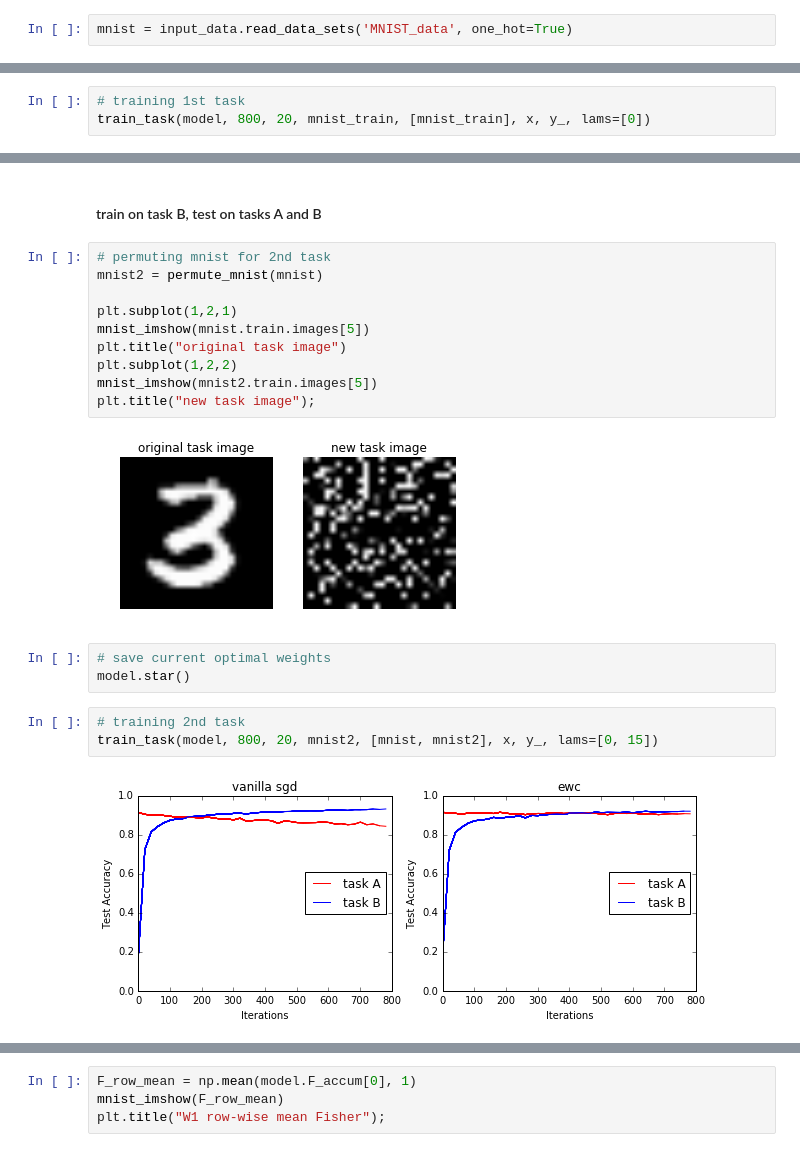
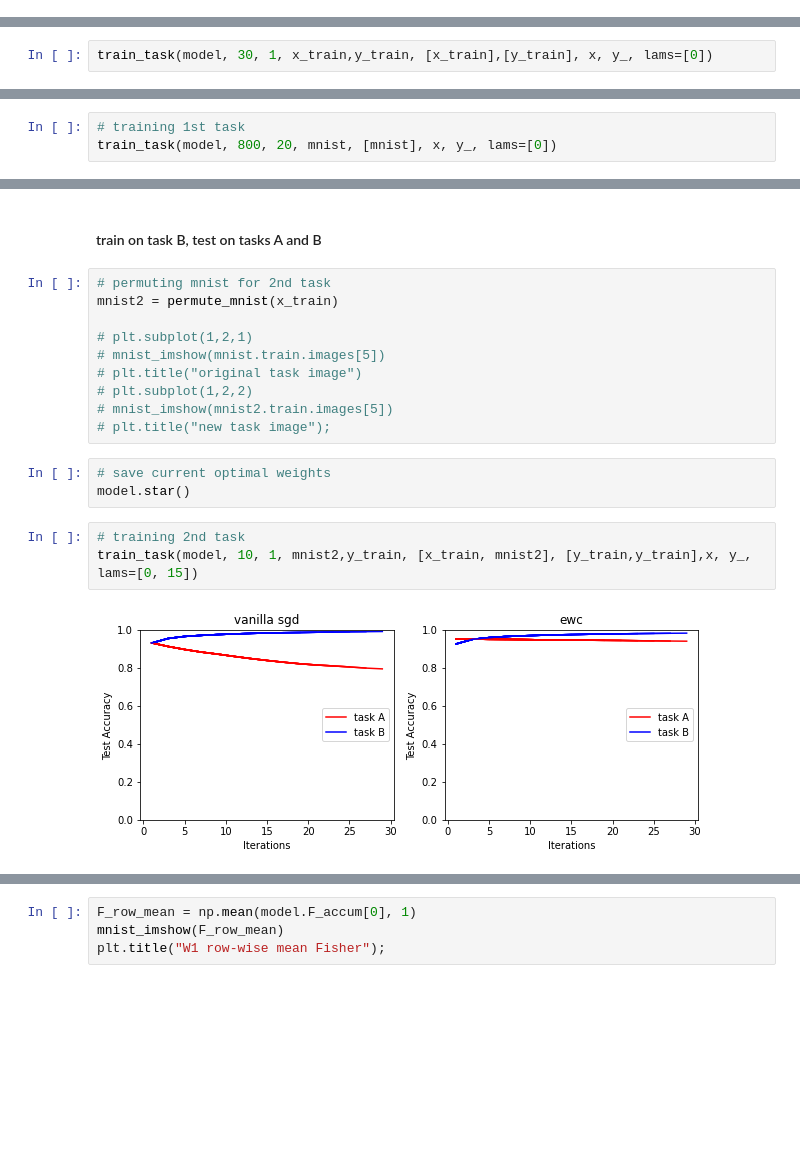
Before and after one commit to yuniteh/overcoming-catastrophic, a Jupyter notebook: experiment.ipynb, the cells around one changed output, grey strips where cells are left out. Cells and saved outputs as stored; diff of their text form; blank space fills up the shorter version.

```diff
--- a/experiment.ipynb
+++ b/experiment.ipynb
@@ -101,5 +105,3 @@ def train_task(model, num_iter, disp_freq, trainset, testsets, x, y_, lams=[0]):
                 else:
                     plt.title("ewc")
                 plt.gcf().set_size_inches(len(lams)*5, 3.5)
-# %%
-mnist = input_data.read_data_sets('MNIST_data', one_hot=True)
@@ -140,2 +131,4 @@ train = [mnist_train]
 # %% [markdown]
 #### train on task A, test on task A
+# %%
+train_task(model, 30, 1, x_train,y_train, [x_train],[y_train], x, y_, lams=[0])
@@ -142,4 +139,4 @@ train = [mnist_train]
 # %%
 # training 1st task
-train_task(model, 800, 20, mnist_train, [mnist_train], x, y_, lams=[0])
+train_task(model, 800, 20, mnist, [mnist], x, y_, lams=[0])
 # %% [output]
@@ -159,23 +156,21 @@ plt.title("W1 row-wise mean Fisher");
 #### train on task B, test on tasks A and B
 # %%
 # permuting mnist for 2nd task
-mnist2 = permute_mnist(mnist)
+mnist2 = permute_mnist(x_train)
 
-plt.subplot(1,2,1)
-mnist_imshow(mnist.train.images[5])
-plt.title("original task image")
-plt.subplot(1,2,2)
-mnist_imshow(mnist2.train.images[5])
-plt.title("new task image");
+# plt.subplot(1,2,1)
+# mnist_imshow(mnist.train.images[5])
+# plt.title("original task image")
+# plt.subplot(1,2,2)
+# mnist_imshow(mnist2.train.images[5])
+# plt.title("new task image");
-# %% [output]
-[figure, removed]
 # %%
 # save current optimal weights
 model.star()
 # %%
 # training 2nd task
-train_task(model, 800, 20, mnist2, [mnist, mnist2], x, y_, lams=[0, 15])
+train_task(model, 10, 1, mnist2,y_train, [x_train, mnist2], [y_train,y_train],x, y_, lams=[0, 15])
 # %% [output]
-[figure, old version]
+[figure, new version]
 # %%
 # Fisher information for 2nd task
```
Also changed, not shown: parts of 14 cells of this notebook, 8 other files.
